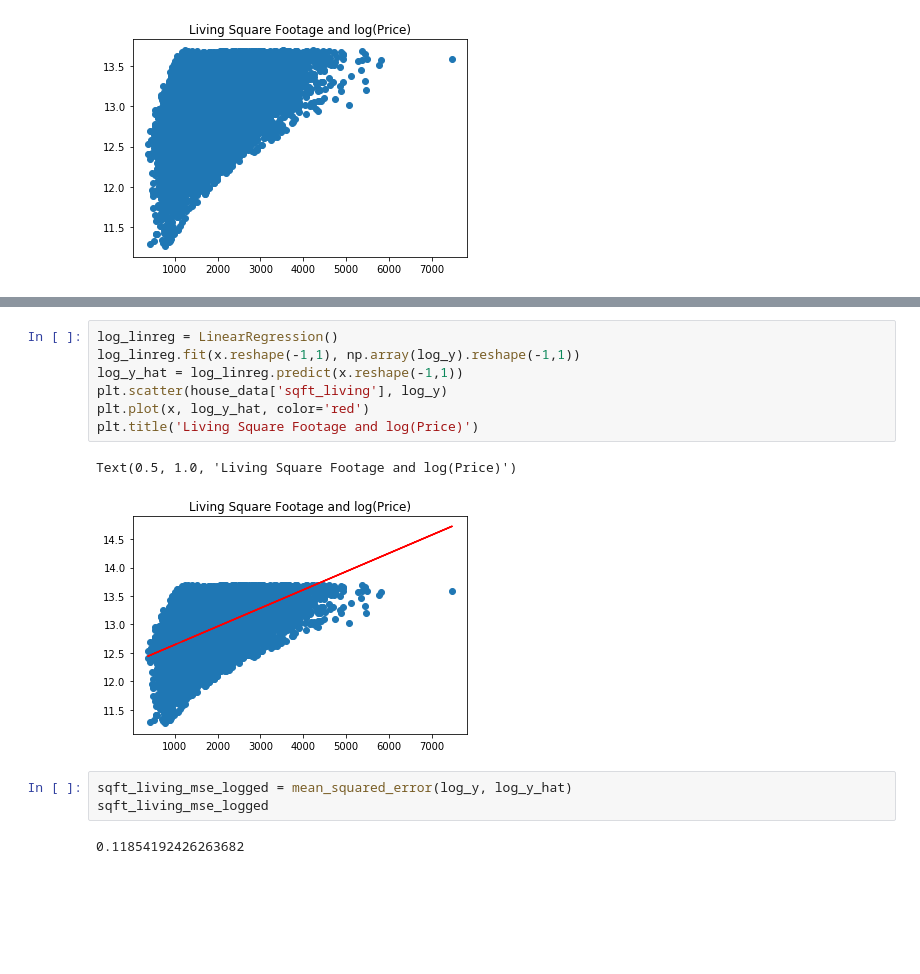
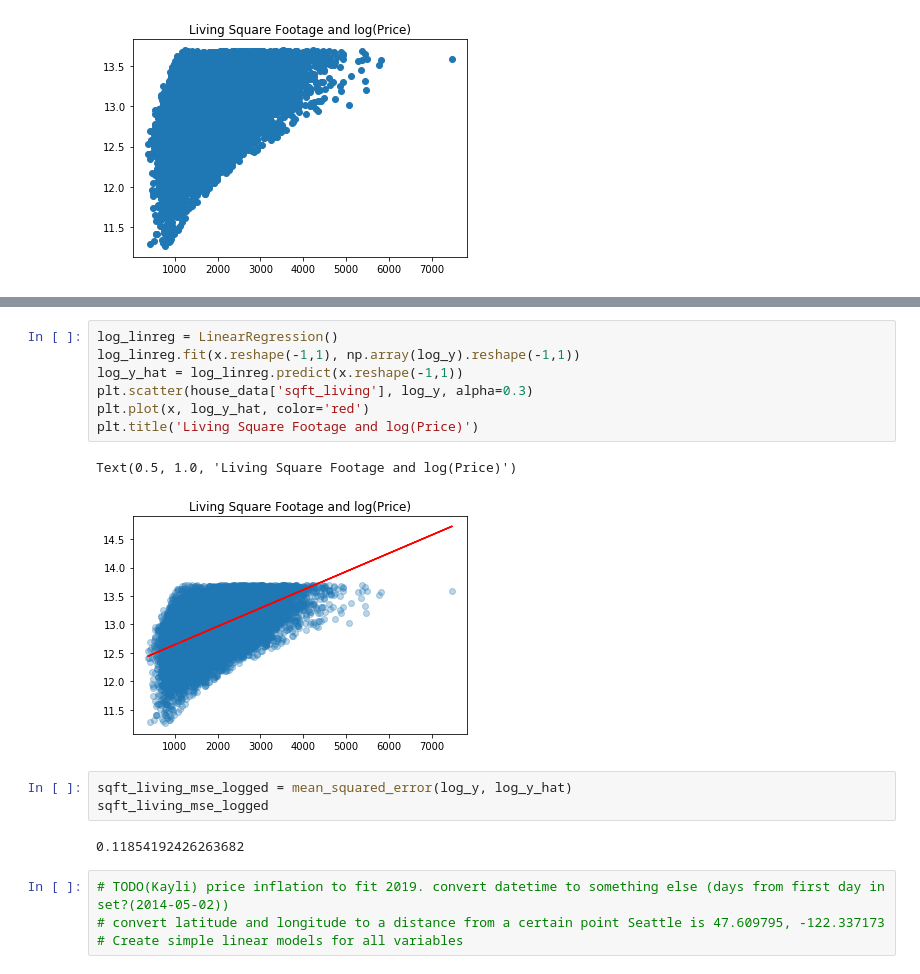
Before and after one commit to AlecMorgan/Housing-Price-Predictor, a Jupyter notebook: wip.ipynb, the cells around one changed output, grey strips where cells are left out. Saved outputs shown, nothing was run; the diff lists cells and outputs as text; blank space fills up the shorter version.

```diff
--- a/wip.ipynb
+++ b/wip.ipynb
@@ -548,15 +544,19 @@ strong multicollinearity or other numerical problems.
 # %%
 log_linreg = LinearRegression()
 log_linreg.fit(x.reshape(-1,1), np.array(log_y).reshape(-1,1))
 log_y_hat = log_linreg.predict(x.reshape(-1,1))
-plt.scatter(house_data['sqft_living'], log_y)
+plt.scatter(house_data['sqft_living'], log_y, alpha=0.3)
 plt.plot(x, log_y_hat, color='red')
 plt.title('Living Square Footage and log(Price)')
 # %% [output]
 Text(0.5, 1.0, 'Living Square Footage and log(Price)')
-[figure, old version]
+[figure, new version]
 # %%
 sqft_living_mse_logged = mean_squared_error(log_y, log_y_hat)
 sqft_living_mse_logged
 # %% [output]
 0.11854192426263682
+# %%
+# TODO(Kayli) price inflation to fit 2019. convert datetime to something else (days from first day in set?(2014-05-02))
+# convert latitude and longitude to a distance from a certain point Seattle is 47.609795, -122.337173
+# Create simple linear models for all variables
```
Also changed, not shown: parts of 16 cells of this notebook.
